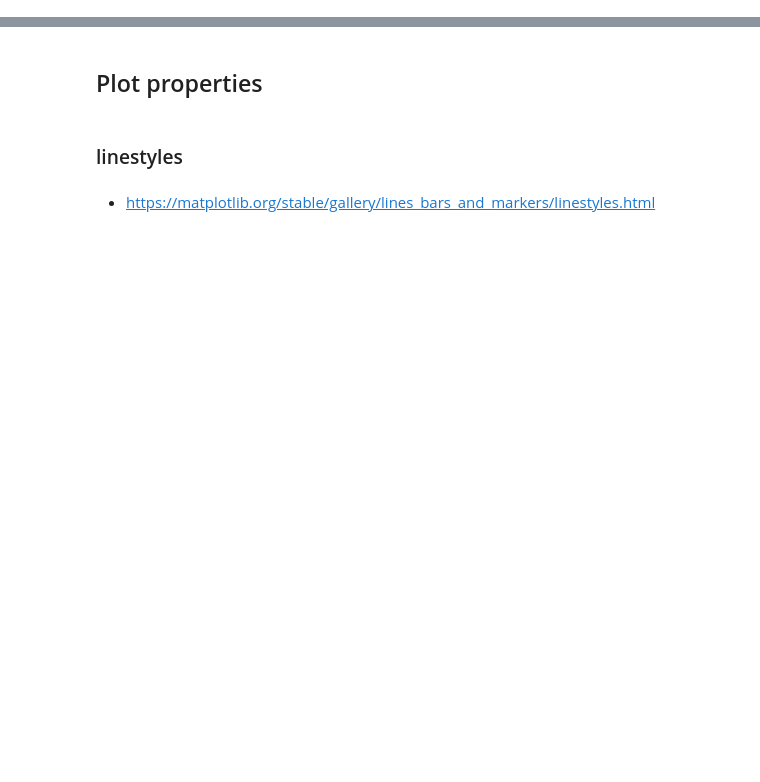
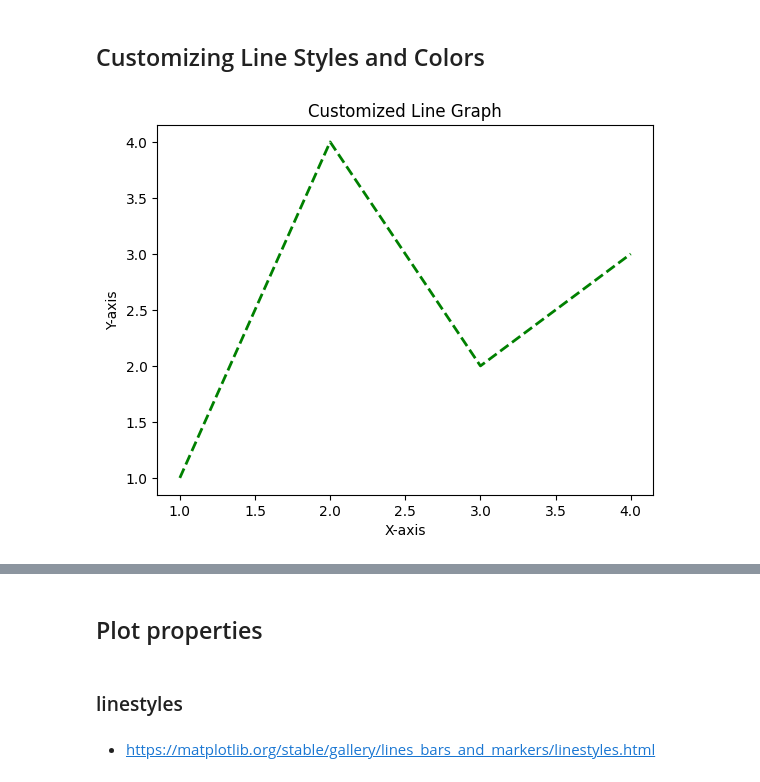
Before and after one commit to Ebimsv/Machine_Learning_Course, a Jupyter notebook: 04. Intro to Matplotlib.ipynb, the cells around one changed output, grey strips where cells are left out. Saved outputs shown, nothing was run; the diff lists cells and outputs as text; code cells hidden in the pictures; blank space fills up the shorter version.

```diff
--- a/04. Intro to Matplotlib.ipynb
+++ b/04. Intro to Matplotlib.ipynb
@@ -15,0 +41,15 @@ plt.plot(x, y);
+# %% [markdown]
+## Customizing Line Styles and Colors
+# %%
+import matplotlib.pyplot as plt
+
+x = [1, 2, 3, 4]
+y = [1, 4, 2, 3]
+
+plt.plot(x, y, color='green', linestyle='--', linewidth=2)
+plt.xlabel('X-axis')
+plt.ylabel('Y-axis')
+plt.title('Customized Line Graph')
+plt.show()
+# %% [output]
+[figure, added]
```
Also changed, not shown: parts of 130 cells of this notebook.
